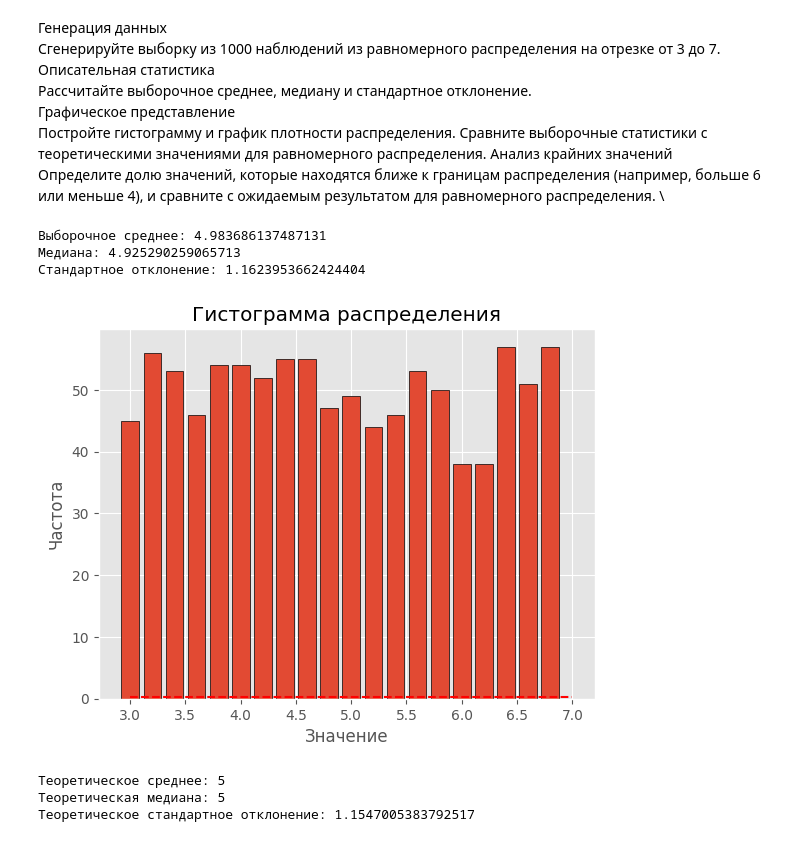
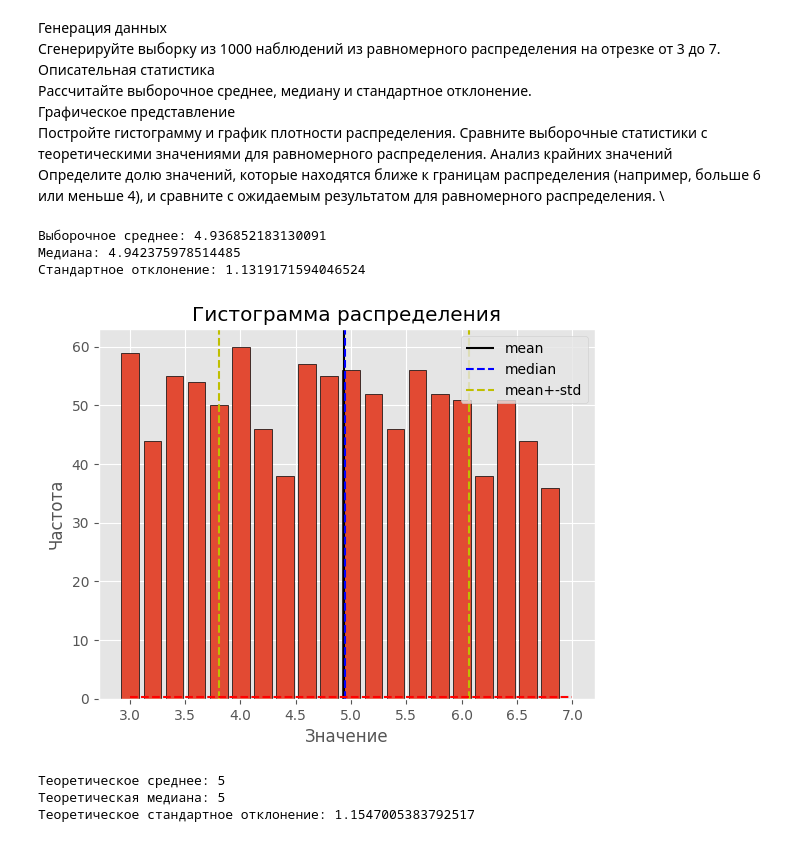
Before and after one commit to SpongeFrogy/Math_Statistics_ATH_2024, a Jupyter notebook: hw_1/ITMO_MathStat_HW_1.ipynb, the cells around one changed output. Drawn from its saved outputs; the diff is of its cells as text; code cells hidden in the pictures.

```diff
--- a/hw_1/ITMO_MathStat_HW_1.ipynb
+++ b/hw_1/ITMO_MathStat_HW_1.ipynb
@@ -441,35 +567,40 @@ np.random.seed(0)  # для воспроизводимости результа
 data = uniform.rvs(loc=3, scale=4, size=1000)
 # %%
-# Рассчитайте выборочное среднее
 mean = np.mean(data)
 
-# Рассчитайте медиану
 median = np.median(data)
 
-# Рассчитайте стандартное отклонение
-std_dev = np.std(data)
+std = np.std(data)
 
 print(f'Выборочное среднее: {mean}')
 print(f'Медиана: {median}')
-print(f'Стандартное отклонение: {std_dev}')
+print(f'Стандартное отклонение: {std}')
 # %% [output]
-Выборочное среднее: 4.983686137487131
-Медиана: 4.925290259065713
-Стандартное отклонение: 1.1623953662424404
+Выборочное среднее: 4.936852183130091
+Медиана: 4.942375978514485
+Стандартное отклонение: 1.1319171594046524
 # %%
-import matplotlib.pyplot as plt
+plt.hist(data, bins=20, edgecolor='black', align='left', rwidth=0.8)
 
-# Постройте гистограмму
-plt.hist(data, bins=20, edgecolor='black', align='left', rwidth=0.8)
+__ymin, __ymax = plt.gcf().get_axes()[0].get_ylim()
+
+plt.vlines(mean, __ymin, __ymax, colors='black', linestyles='-', label='mean')
+plt.vlines(median, __ymin, __ymax, colors='b', linestyles='--', label='median')
+
+plt.vlines(mean + std, __ymin, __ymax, colors='y', linestyles='--', label='mean+-std')
+plt.vlines(mean - std, __ymin, __ymax, colors='y', linestyles='--')
+
+plt.legend()
+plt.ylim(__ymin, __ymax)
+
 plt.xlabel('Значение')
 plt.ylabel('Частота')
 plt.title('Гистограмма распределения')
 
-# Постройте график плотности распределения
 x = np.linspace(3, 7, 100)
 y = uniform.pdf(x, loc=3, scale=4)
 plt.plot(x, y, 'r--')
 plt.show()
 # %% [output]
-[figure, old version]
+[figure, new version]
 # %%
```
Also changed, not shown: parts of 49 cells of this notebook.
